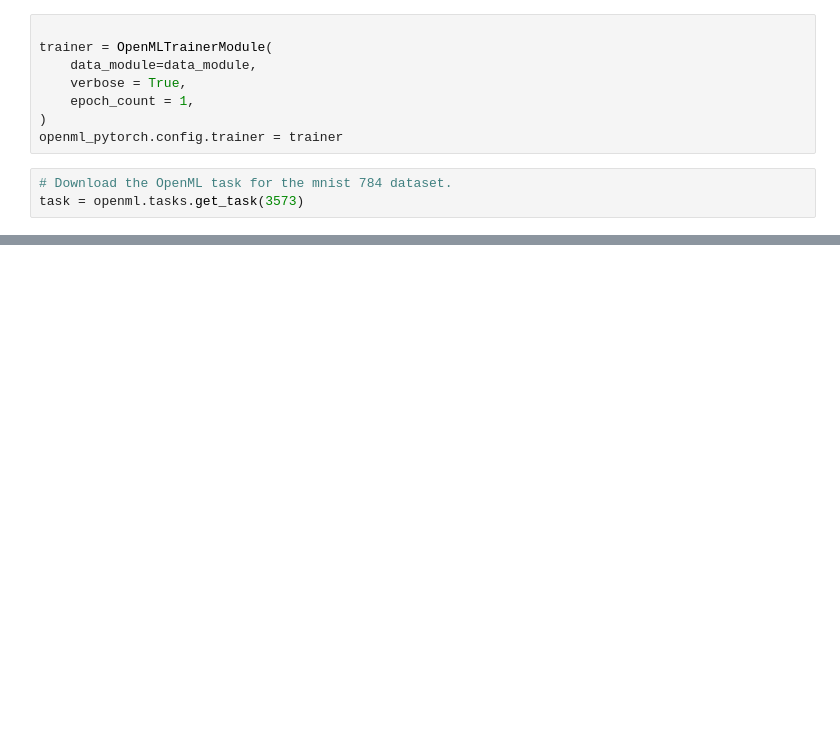
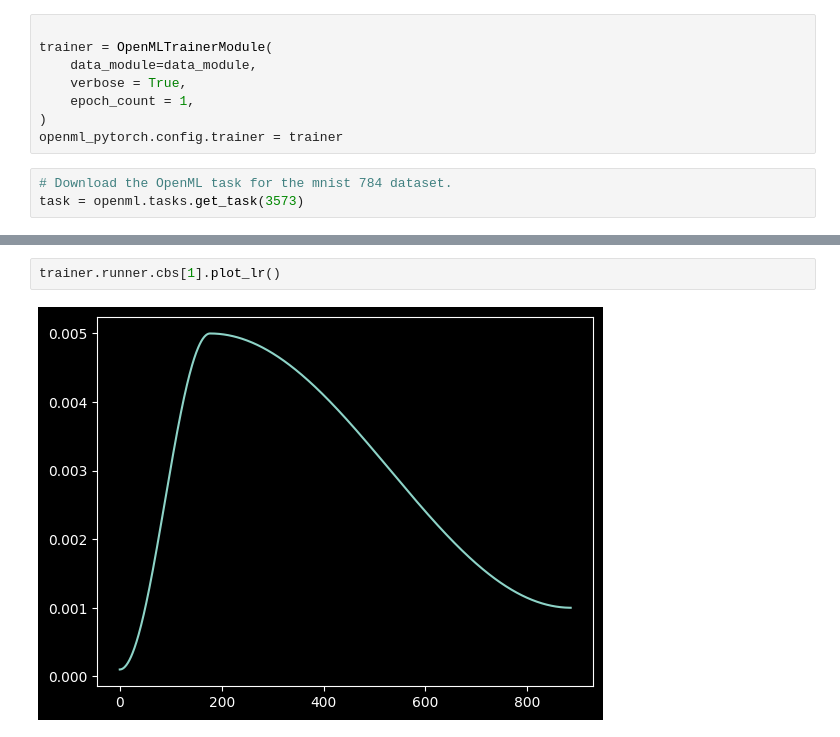
Before and after one commit to openml/openml-pytorch, a Jupyter notebook: test_new_dataloader.ipynb, the cells around one changed output, grey strips where cells are left out. Drawn from its saved outputs; the diff is of its cells as text; blank space fills up the shorter version.

```diff
--- a/test_new_dataloader.ipynb
+++ b/test_new_dataloader.ipynb
@@ -419,0 +607,4 @@ AssertionError:
+# %%
+trainer.runner.cbs[1].plot_lr()
+# %% [output]
+[figure, added]
```
Also changed, not shown: parts of 15 cells of this notebook, 3 other files.
